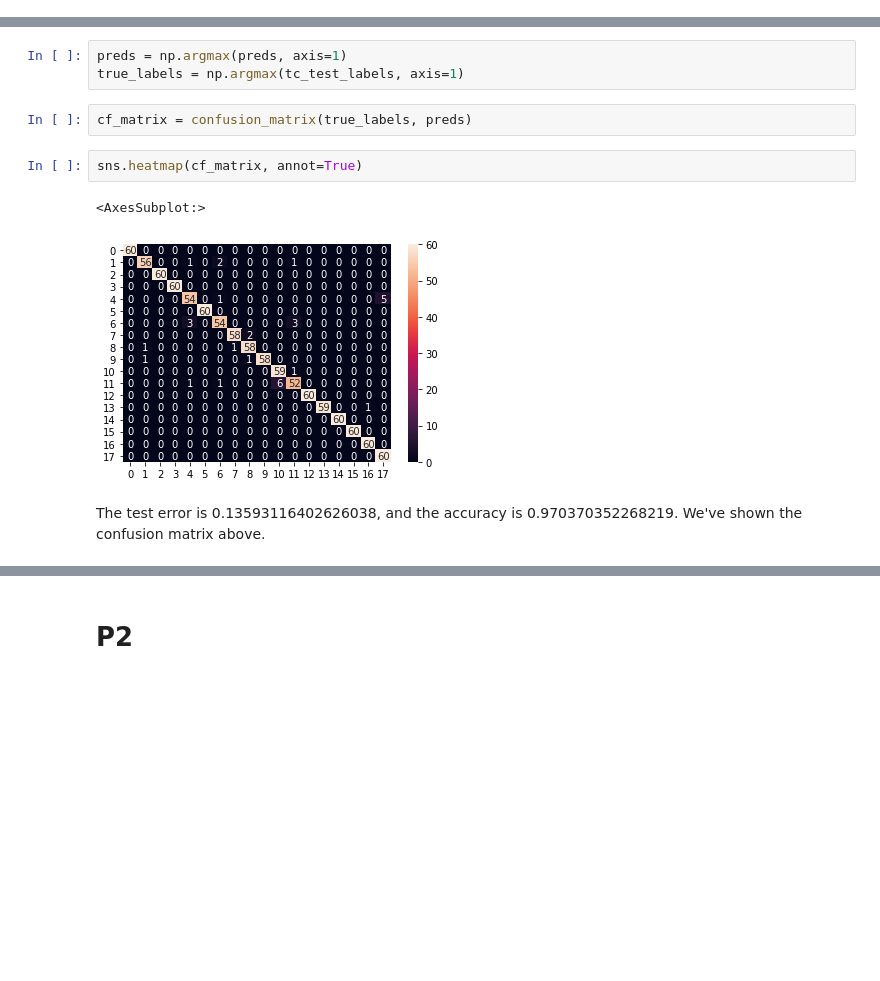
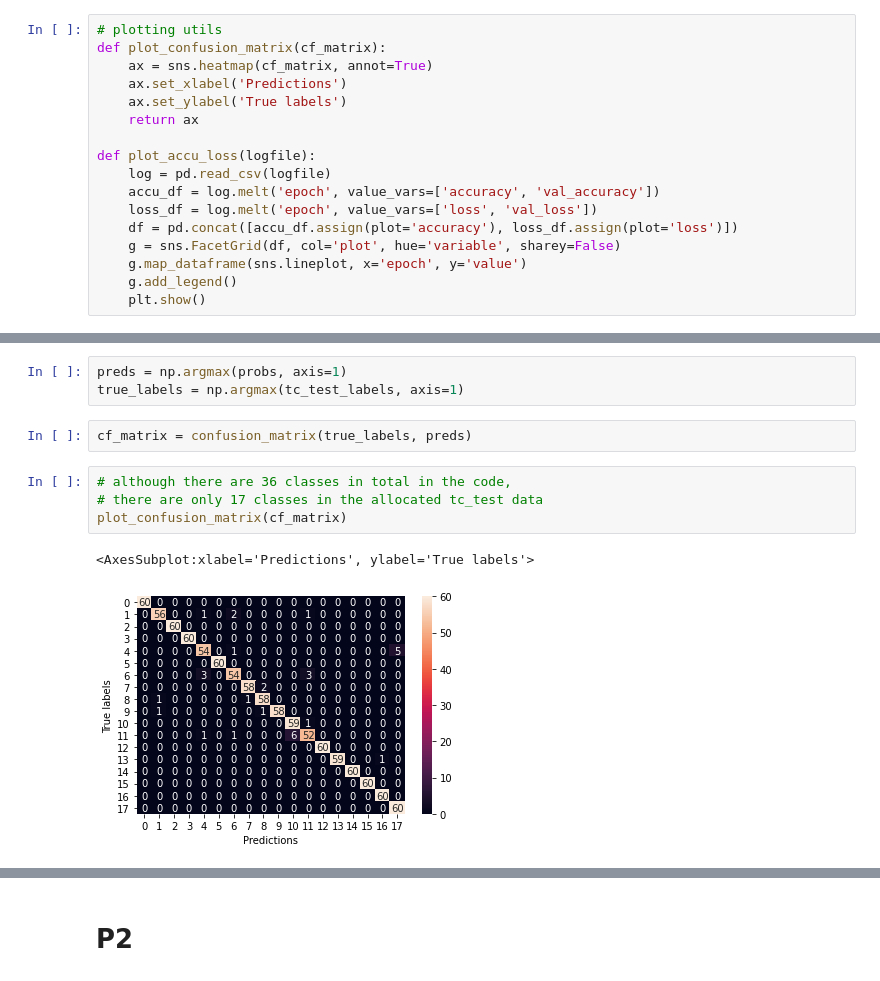
Before and after one commit to RuolinZheng08/cmsc33750-machine-learning-and-cancer, a Jupyter notebook: hw4/hw4_eval.ipynb, the cells around one changed output, grey strips where cells are left out. Saved outputs shown, nothing was run; the diff lists cells and outputs as text; blank space fills up the shorter version.

```diff
--- a/hw4/hw4_eval.ipynb
+++ b/hw4/hw4_eval.ipynb
@@ -46,3 +32,20 @@ def construct_model(num_features, num_classes, weights=None):
+# %%
+# plotting utils
+def plot_confusion_matrix(cf_matrix):
+    ax = sns.heatmap(cf_matrix, annot=True)
+    ax.set_xlabel('Predictions')
+    ax.set_ylabel('True labels')
+    return ax
+
+def plot_accu_loss(logfile):
+    log = pd.read_csv(logfile)
+    accu_df = log.melt('epoch', value_vars=['accuracy', 'val_accuracy'])
+    loss_df = log.melt('epoch', value_vars=['loss', 'val_loss'])
+    df = pd.concat([accu_df.assign(plot='accuracy'), loss_df.assign(plot='loss')])
+    g = sns.FacetGrid(df, col='plot', hue='variable', sharey=False)
+    g.map_dataframe(sns.lineplot, x='epoch', y='value')
+    g.add_legend()
+    plt.show()
 # %% [markdown]
 # P1
 # %%
@@ -77,14 +80,14 @@ score
 # %%
 probs = p1_model.predict(tc_test, verbose=0)
 # %%
-preds = np.argmax(preds, axis=1)
+preds = np.argmax(probs, axis=1)
 true_labels = np.argmax(tc_test_labels, axis=1)
 # %%
 cf_matrix = confusion_matrix(true_labels, preds)
-# %%
-sns.heatmap(cf_matrix, annot=True)
-# %% [output]
-<AxesSubplot:>
-[figure, removed]
-# %% [markdown]
-The test error is 0.13593116402626038, and the accuracy is 0.970370352268219. We've shown the confusion matrix above.
+# %%
+# although there are 36 classes in total in the code,
+# there are only 17 classes in the allocated tc_test data
+plot_confusion_matrix(cf_matrix)
+# %% [output]
+<AxesSubplot:xlabel='Predictions', ylabel='True labels'>
+[figure, added]
```
Also changed, not shown: parts of 29 cells of this notebook, 2 other files.
